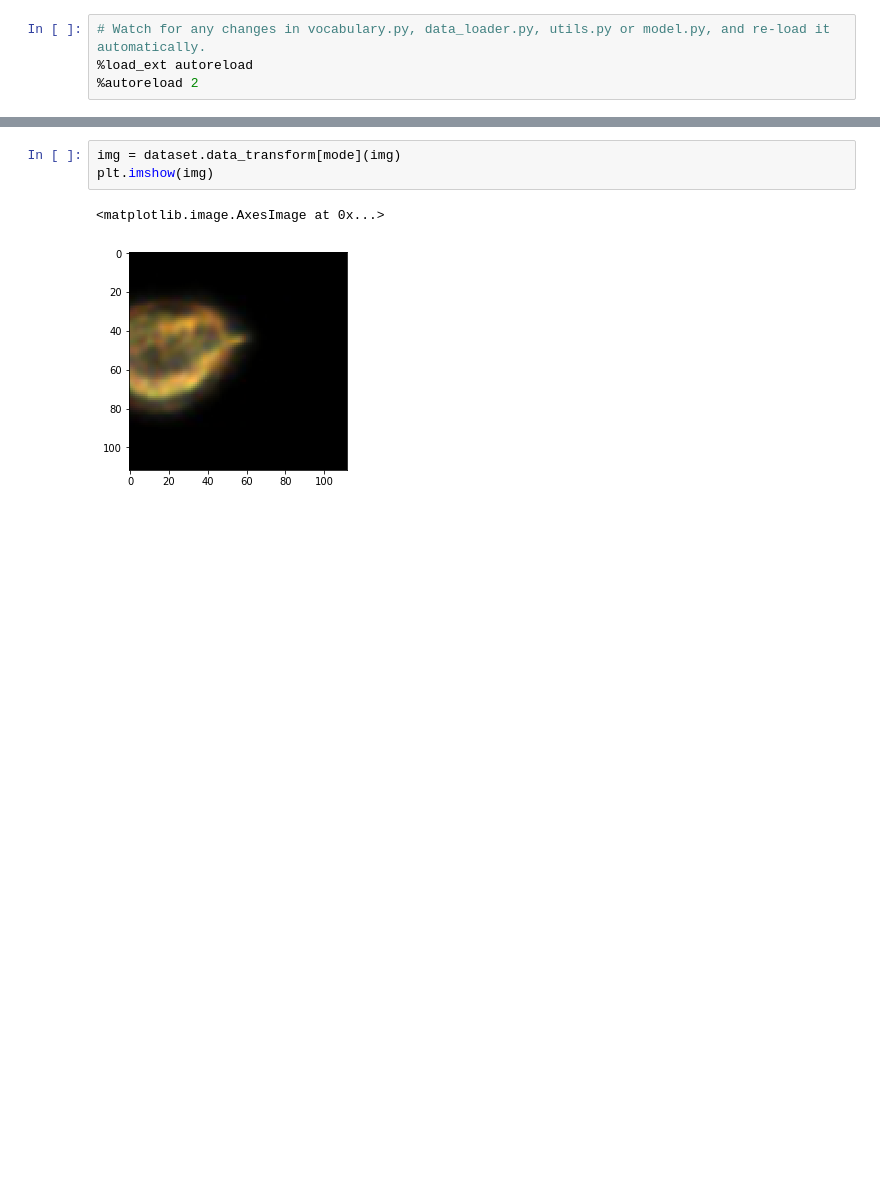
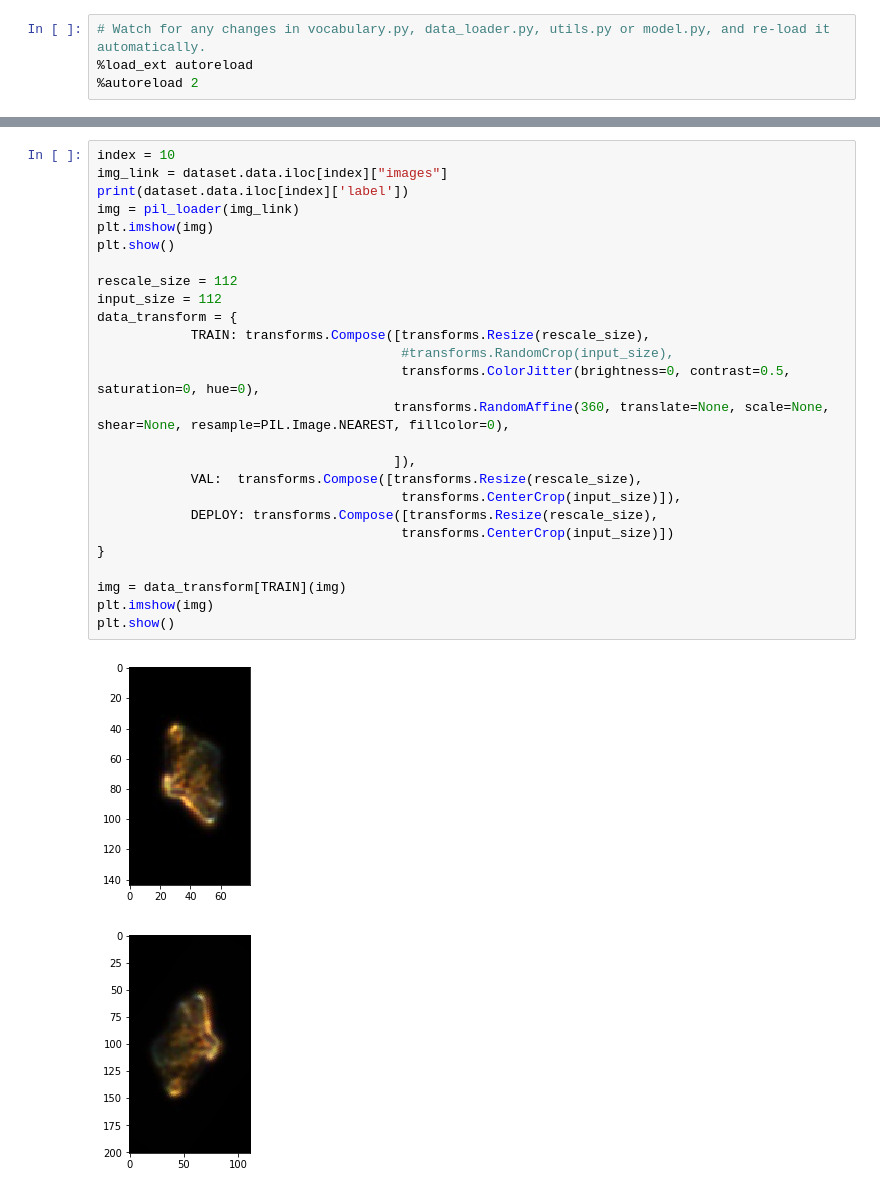
Before and after one commit to hab-spc/hab-ml, a Jupyter notebook: data/dataloader_playground.ipynb, the cells around one changed output, grey strips where cells are left out. Drawn from its saved outputs; the diff is of its cells as text; blank space fills up the shorter version.

```diff
--- a/data/dataloader_playground.ipynb
+++ b/data/dataloader_playground.ipynb
@@ -39,9 +53,32 @@ plt.imshow(img)
-# %%
-img = dataset.data_transform[mode](img)
-plt.imshow(img)
-# %% [output]
-<matplotlib.image.AxesImage at 0x...>
-[figure, removed]
+# %%
+index = 10
+img_link = dataset.data.iloc[index]["images"]
+print(dataset.data.iloc[index]['label'])
+img = pil_loader(img_link)
+plt.imshow(img)
+plt.show()
+
+rescale_size = 112
+input_size = 112
+data_transform = {
+            TRAIN: transforms.Compose([transforms.Resize(rescale_size),
+                                       #transforms.RandomCrop(input_size),
+                                       transforms.ColorJitter(brightness=0, contrast=0.5, saturation=0, hue=0),
+                                      transforms.RandomAffine(360, translate=None, scale=None, shear=None, resample=PIL.Image.NEAREST, fillcolor=0),
+
+                                      ]),
+            VAL:  transforms.Compose([transforms.Resize(rescale_size),
+                                       transforms.CenterCrop(input_size)]),
+            DEPLOY: transforms.Compose([transforms.Resize(rescale_size),
+                                       transforms.CenterCrop(input_size)])
+}
+
+img = data_transform[TRAIN](img)
+plt.imshow(img)
+plt.show()
+# %% [output]
+[figure, added]
+[figure, added]
 # %%
 img = pil2numpy(img)
 plt.imshow(img)
```
Also changed, not shown: parts of 7 cells of this notebook, 11 other files.
